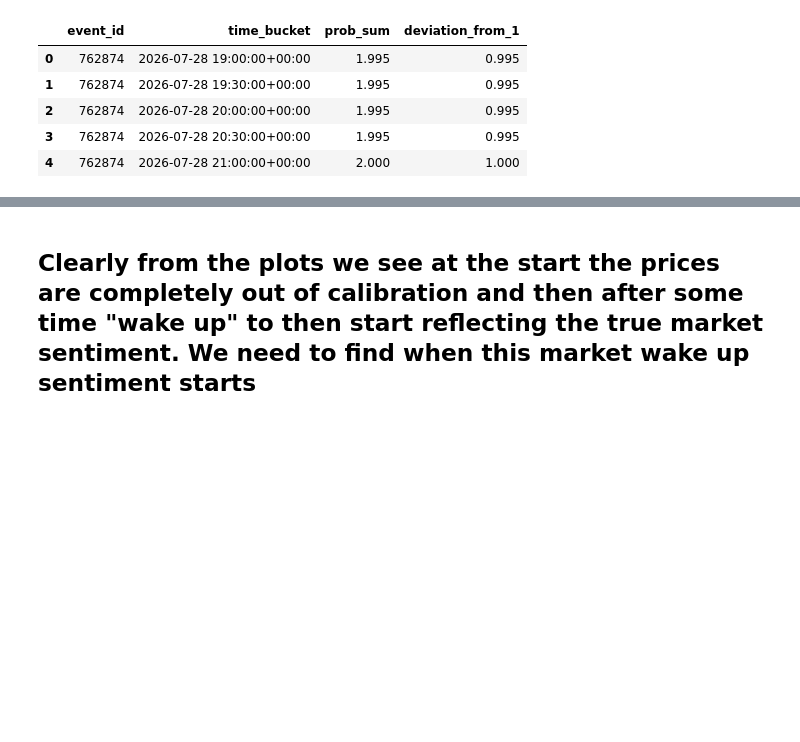
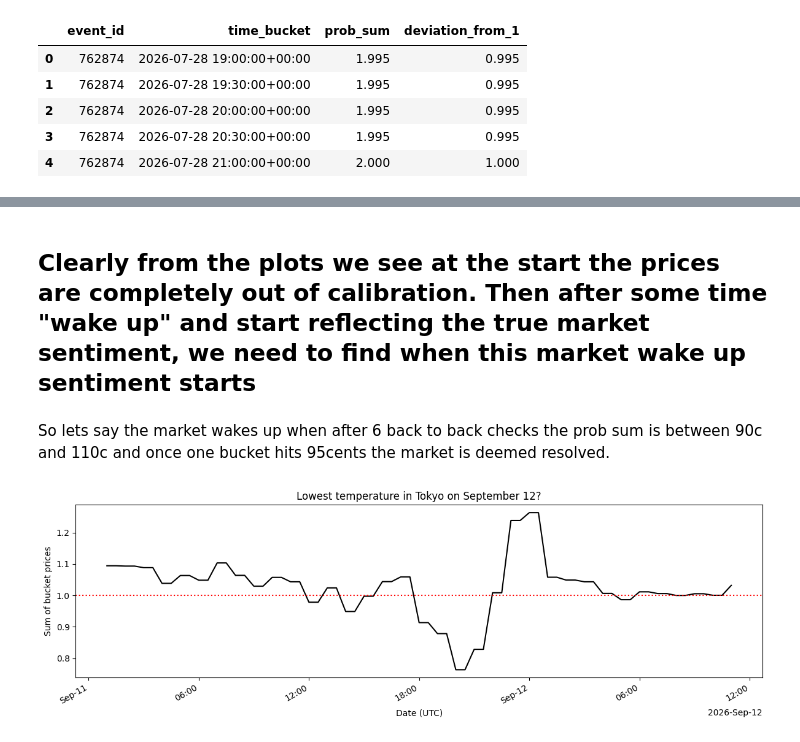
Before and after one commit to dman391/PolymarketWeatherAnalysis, a Jupyter notebook: PolyMarketWeatherAnalysis.ipynb, the cells around one changed output, grey strips where cells are left out. Cells and saved outputs as stored; diff of their text form; code cells hidden in the pictures; blank space fills up the shorter version.

```diff
--- a/PolyMarketWeatherAnalysis.ipynb
+++ b/PolyMarketWeatherAnalysis.ipynb
@@ -452,2 +463,4 @@ Name: 129, dtype: object
 # %% [markdown]
-<h2> Clearly from the plots we see at the start the prices are completely out of calibration and then after some time "wake up" to then start reflecting the true market sentiment. We need to find when this market wake up sentiment starts </h2>
+<h2> Clearly from the plots we see at the start the prices are completely out of calibration. Then after some time "wake up" and start reflecting the true market sentiment, we need to find when this market wake up sentiment starts </h2>
+# %% [markdown]
+So lets say the market wakes up when after 6 back to back checks the prob sum is between 90c and 110c and once one bucket hits 95cents the market is deemed resolved.
@@ -453,0 +661,9 @@ Name: 129, dtype: object
+# %%
+df_complete.head()
+df_after_inception = df_complete[
+    df_complete["time_bucket"] >= df_complete["inception_ts"]
+].copy()
+
+prob_sum_plot(997484,df_after_inception)
+# %% [output]
+[figure, added]
```
Also changed, not shown: parts of 4 cells of this notebook.
